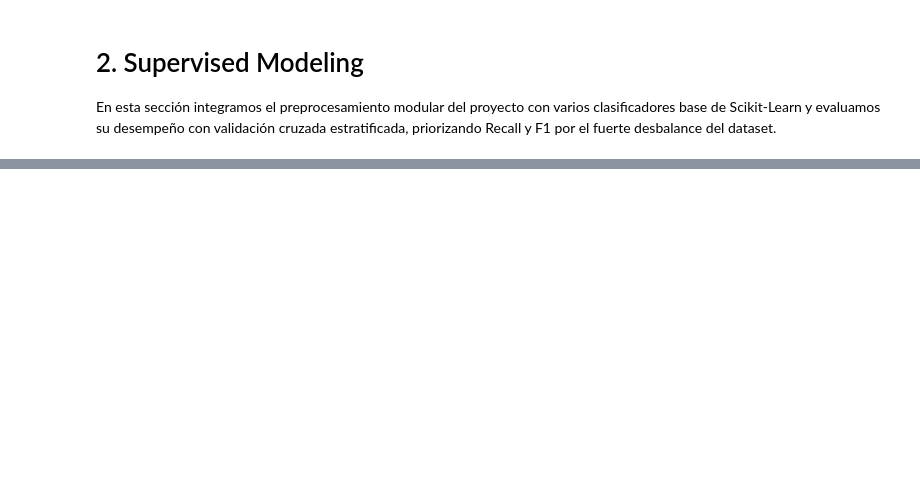
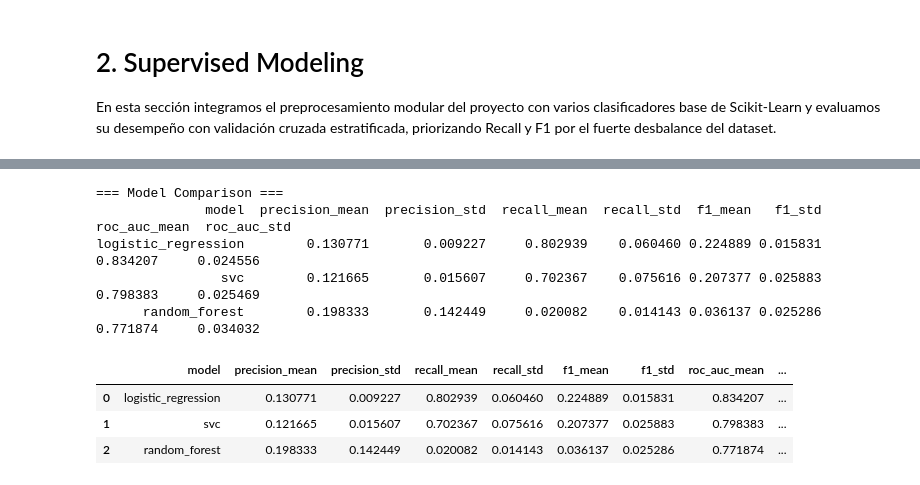
Before and after one commit to MauricioTapia84/EDA-ACV, a Jupyter notebook: notebooks/02_supervised_modeling.ipynb, the cells around one changed output, grey strips where cells are left out. Saved outputs shown, nothing was run; the diff lists cells and outputs as text; code cells hidden in the pictures; blank space fills up the shorter version.

```diff
--- a/notebooks/02_supervised_modeling.ipynb
+++ b/notebooks/02_supervised_modeling.ipynb
@@ -126 +140,31 @@ prioritized_report.head(3)
+# %%
+# ==========================================
+# 6. EVALUACION BASE CON VALIDACION CRUZADA
+# ==========================================
+
+cv = build_stratified_kfold(n_splits=5, random_state=42)
+prioritized_report = print_model_comparison_report(
+    models=model_pipelines,
+    X=X_raw,
+    y=y_raw,
+    cv=cv,
+    random_state=42,
+)
+
+prioritized_report = prioritized_report.sort_values(
+    by=['recall_mean', 'f1_mean', 'roc_auc_mean', 'precision_mean'],
+    ascending=[False, False, False, False],
+).reset_index(drop=True)
+
+prioritized_report
+# %% [output]
+=== Model Comparison ===
+              model  precision_mean  precision_std  recall_mean  recall_std  f1_mean   f1_std  roc_auc_mean  roc_auc_std
+logistic_regression        0.130771       0.009227     0.802939    0.060460 0.224889 0.015831      0.834207     0.024556
+                svc        0.121665       0.015607     0.702367    0.075616 0.207377 0.025883      0.798383     0.025469
+      random_forest        0.198333       0.142449     0.020082    0.014143 0.036137 0.025286      0.771874     0.034032
+|  | model | precision_mean | precision_std | recall_mean | recall_std | f1_mean | f1_std | roc_auc_mean | ... |
+| 0 | logistic_regression | 0.130771 | 0.009227 | 0.802939 | 0.060460 | 0.224889 | 0.015831 | 0.834207 | ... |
+| 1 | svc | 0.121665 | 0.015607 | 0.702367 | 0.075616 | 0.207377 | 0.025883 | 0.798383 | ... |
+| 2 | random_forest | 0.198333 | 0.142449 | 0.020082 | 0.014143 | 0.036137 | 0.025286 | 0.771874 | ... |
 # %%
```
Also changed, not shown: parts of 7 cells of this notebook, 24 other files.
